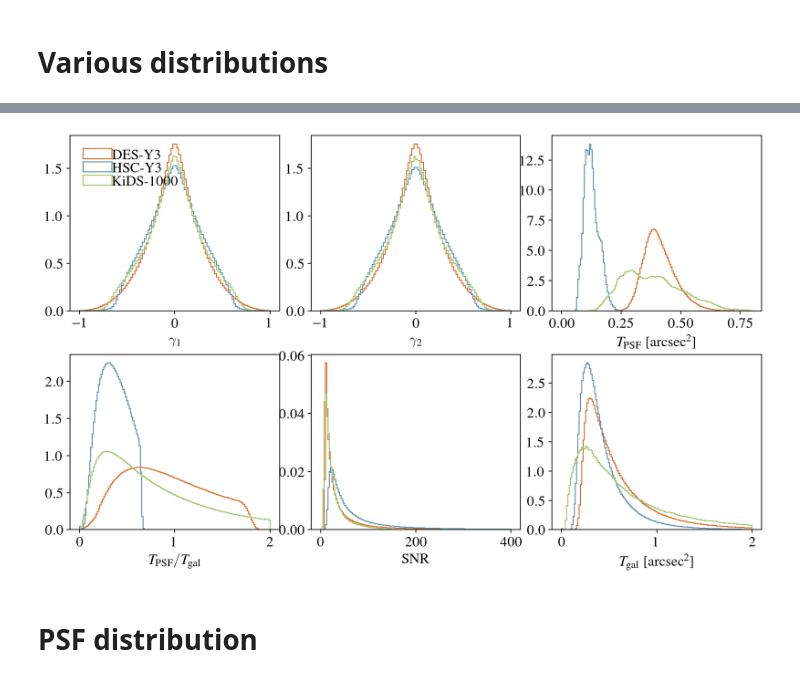
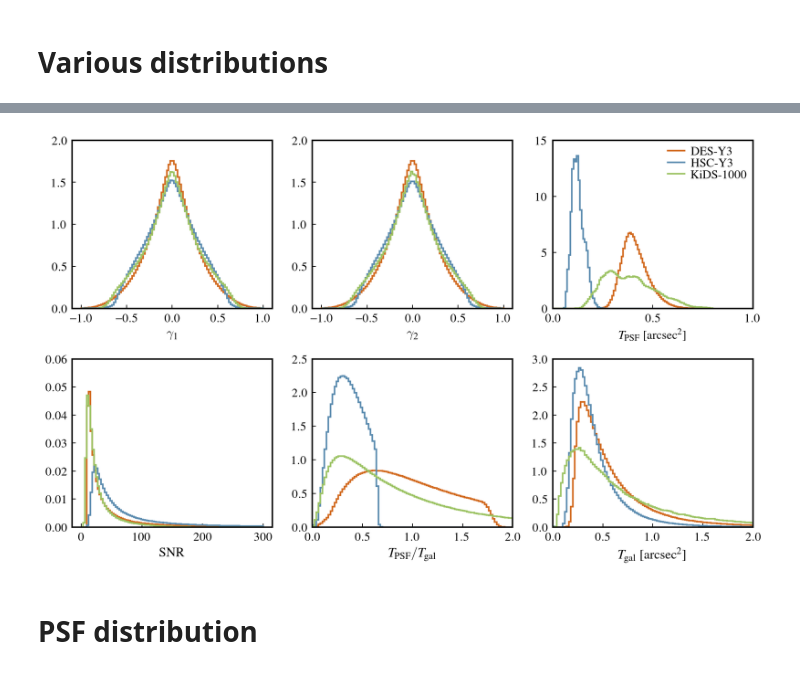
Before and after one commit to LSSTDESC/nulltests_txpipe, a Jupyter notebook: paper_plots.ipynb, the cells around one changed output, grey strips where cells are left out. Cells and saved outputs as stored; diff of their text form; code cells hidden in the pictures.

```diff
--- a/paper_plots.ipynb
+++ b/paper_plots.ipynb
@@ -51,7 +49,7 @@ kidspath  = '/global/cfs/cdirs/lsst/groups/WL/projects/txpipe-sys-tests/kids/she
 # We run TXPipe's SourceSelector
 # and load the processed catalogs
 
-with h5py.File('../TXPipe/data/desy3/outputs/shear_tomography_catalog.hdf5','r') as f:
+with h5py.File('/global/cfs/cdirs/lsst/groups/WL/users/yomori/repo/txpipe/testbb/data/desy3a/outputs/shear_tomography_catalog.hdf5','r') as f:
     source_bin = f["tomography/bin"][:]
     mask = source_bin != -1
     R_total_2d = f["response/R_S_2d"][:] + f["response/R_gamma_mean_2d"][:]
@@ -65,7 +63,7 @@ with h5py.File('../TXPipe/data/desy3/outputs/shear_tomography_catalog.hdf5','r')
         # calibrate:
         des_g1,des_g2 = np.linalg.inv(R_total_2d) @ [des_g1,des_g2]
 
-with h5py.File('../TXPipe/data/hsc-y3/outputs/shearsys/shear_tomography_catalog.hdf5','r') as f:
+with h5py.File('/global/cfs/cdirs/lsst/groups/WL/users/yomori/repo/txpipe/testbb/data/hsc-y3/outputs/shearsys//shear_tomography_catalog.hdf5','r') as f:
     source_bin = f["tomography/bin"][:]
     mask = source_bin != -1
     R = f['response/R_mean_2d'][0]
@@ -81,7 +79,7 @@ with h5py.File('../TXPipe/data/hsc-y3/outputs/shearsys/shear_tomography_catalog.
         hsc_g1 = ((hsc_g1 / (2 * R) - h['c1'][:][mask]) / (1 + K) - h['aselepsf1'][:][mask])/(1+h['msel'][:][mask])
         hsc_g2 = ((hsc_g2 / (2 * R) - h['c2'][:][mask]) / (1 + K) - h['aselepsf2'][:][mask])/(1+h['msel'][:][mask])
 
-with h5py.File('../TXPipe/data/kids/outputs/meansubperfield/shear_tomography_catalog.hdf5','r') as f:
+with h5py.File('/global/cfs/cdirs/lsst/groups/WL/users/yomori/repo/txpipe/testbb/data/kids/outputs/meansubperfield/shear_tomography_catalog.hdf5','r') as f:
     source_bin = f["tomography/bin"][:]
     mask = source_bin != -1
     c_n = f["response/C_2d_N"][:]
@@ -106,47 +104,83 @@ with h5py.File('../TXPipe/data/kids/outputs/meansubperfield/shear_tomography_cat
 %matplotlib inline
 %config InlineBackend.figure_format='retina'
 
-matplotlib.rcParams.update({'font.size': 15})
+matplotlib.rcParams.update({'font.size': 12})
 
 plt.clf()
-fig = plt.figure(figsize=(10,6),dpi=80)
-gs  = gridspec.GridSpec(2, 3, top=0.95, right=1.00, left=0.00, bottom=0.00,hspace=0.25,wspace=0.15)
+fig = plt.figure(figsize=(10,6),dpi=100)
+gs  = gridspec.GridSpec(2, 3, top=0.98, right=0.98, left=0.05, bottom=0.1,hspace=0.3,wspace=0.2)
 ax0 = plt.subplot(gs[0])
-ax0.hist(des_g1,bins=100,range=[-1,1],label='DES-Y3',histtype='step',color=descol,density=True)
-ax0.hist(hsc_g1,bins=100,range=[-1,1],label='HSC-Y3',histtype='step',color=hsccol,density=True)
-ax0.hist(kids_g1,bins=100,range=[-1,1],label='KiDS-1000',histtype='step',color=kidscol,density=True)
-ax0.set_xlabel(r'$\gamma_{1}$')
-ax0.legend(frameon=False,loc = 'upper left', labelspacing=0.00,ncol=1,handletextpad=0.0,columnspacing=0.2)
+ax0.hist(des_g1,bins=100,range=[-1,1],label='DES-Y3',histtype='step',color=descol,density=True,lw=1.6)
+ax0.hist(hsc_g1,bins=100,range=[-1,1],label='HSC-Y3',histtype='step',color=hsccol,density=True,lw=1.6)
+ax0.hist(kids_g1,bins=100,range=[-1,1],label='KiDS-1000',histtype='step',color=kidscol,density=True,lw=1.6)
+ax0.set_xlabel(r'$\gamma_{1}$',size=13)
+ax0.tick_params(axis="both",which='both',direction="in")
+ax0.set_ylim(0,2)
+ax0.tick_params(axis='both', which='major', pad=5)
 
 ax1 = plt.subplot(gs[1])
-ax1.hist(des_g2,bins=100,range=[-1,1],label='DES-Y3',histtype='step',color=descol,density=True)
-ax1.hist(hsc_g2,bins=100,range=[-1,1],label='HSC-Y3',histtype='step',color=hsccol,density=True)
-ax1.hist(kids_g2,bins=100,range=[-1,1],label='KiDS-1000',histtype='step',color=kidscol,density=True)
-ax1.set_xlabel(r'$\gamma_{2}$')
+ax1.hist(des_g2,bins=100,range=[-1,1],label='DES-Y3',histtype='step',color=descol,density=True,lw=1.6)
+ax1.hist(hsc_g2,bins=100,range=[-1,1],label='HSC-Y3',histtype='step',color=hsccol,density=True,lw=1.6)
+ax1.hist(kids_g2,bins=100,range=[-1,1],label='KiDS-1000',histtype='step',color=kidscol,density=True,lw=1.6)
+ax1.set_xlabel(r'$\gamma_{2}$',size=13)
+ax1.tick_params(axis="both",which='both',direction="in")
+ax1.set_ylim(0,2)
+ax1.tick_params(axis='both', which='major', pad=5)
 
 ax2 = plt.subplot(gs[2])
-ax2.hist(des_psfT,bins=150,range=[0,0.8],label='DES-Y3',histtype='step',color=descol,density=True)
-ax2.hist(hsc_psfT,bins=150,range=[0,0.8],label='HSC-Y3',histtype='step',color=hsccol,density=True)
-ax2.hist(kids_psfT,bins=150,range=[0,0.8],label='KiDS-1000',histtype='step',color=kidscol,density=True)
+ax2.hist(des_psfT,bins=100,range=[0,0.8],histtype='step',color=descol,density=True,lw=1.6)
+ax2.hist(hsc_psfT,bins=100,range=[0,0.8],histtype='step',color=hsccol,density=True,lw=1.6)
+ax2.hist(kids_psfT,bins=100,range=[0,0.8],histtype='step',color=kidscol,density=True,lw=1.6)
 ax2.set_xlabel(r'$T_{\rm PSF}\ [{\rm arcsec}^{2}]$')
+ax2.plot(np.linspace(-1000,-1001,3),color=descol,lw=1.6,label='DES-Y3')
+ax2.plot(np.linspace(-1000,-1001,3),color=hsccol,lw=1.6,label='HSC-Y3')
+ax2.plot(np.linspace(-1000,-1001,3),color=kidscol,lw=1.6,label='KiDS-1000')
+ax2.legend(frameon=False,loc = 'upper right', labelspacing=0.03,ncol=1,handletextpad=0.5,columnspacing=0.2,handlelength=1.4,borderaxespad=0.1)
+ax2.tick_params(axis="both",which='both',direction="in")
+ax2.set_ylim(0,15)
+ax2.set_xlim(0,1)
+ax2.tick_params(axis='both', which='major', pad=5)
+ax2.set_yticks([0.0,5,10,15])
+ax2.set_xticks([0.0,0.5,1.0])
+ax2.tick_params(axis='both', which='major', pad=5)
 
 ax3 = plt.subplot(gs[3])
-ax3.hist(des_psfT/des_T,bins=150,range=[0,2],label='DES-Y3',histtype='step',color=descol,density=True)
-ax3.hist(hsc_psfT/hsc_T,bins=150,range=[0,2],label='HSC-Y3',histtype='step',color=hsccol,density=True)
-ax3.hist(kids_psfT/kids_T,bins=150,range=[0,2],label='KiDS-1000',histtype='step',color=kidscol,density=True)
-ax3.set_xlabel(r'$T_{\rm PSF}/T_{\rm gal}$')
+ax3.hist(des_snr,bins=100,range=[0,300],label='DES-Y3',histtype='step',color=descol,density=True,lw=1.6)
+ax3.hist(hsc_snr,bins=100,range=[0,300],label='HSC-Y3',histtype='step',color=hsccol,density=True,lw=1.6)
+ax3.hist(kids_snr,bins=100,range=[0,300],label='KiDS-1000',histtype='step',color=kidscol,density=True,lw=1.6)
+ax3.set_xlabel(r'${\rm SNR}$',size=13)
+ax3.tick_params(axis="both",which='both',direction="in")
+ax3.set_ylim(0,0.06)
+ax3.tick_params(axis='both', which='major', pad=5)
 
 ax4 = plt.subplot(gs[4])
-ax4.hist(des_snr,bins=150,range=[0,400],label='DES-Y3',histtype='step',color=descol,density=True)
-ax4.hist(hsc_snr,bins=150,range=[0,400],label='HSC-Y3',histtype='step',color=hsccol,density=True)
-ax4.hist(kids_snr,bins=150,range=[0,400],label='KiDS-1000',histtype='step',color=kidscol,density=True)
-ax4.set_xlabel(r'${\rm SNR}$')
+ax4.hist(des_psfT/des_T,bins=100,range=[0,2],label='DES-Y3',histtype='step',color=descol,density=True,lw=1.6)
+ax4.hist(hsc_psfT/hsc_T,bins=100,range=[0,2],label='HSC-Y3',histtype='step',color=hsccol,density=True,lw=1.6)
+ax4.hist(kids_psfT/kids_T,bins=100,range=[0,2],label='KiDS-1000',histtype='step',color=kidscol,density=True,lw=1.6)
+ax4.set_xlabel(r'$T_{\rm PSF}/T_{\rm gal}$',size=13)
+ax4.tick_params(axis="both",which='both',direction="in")
+ax4.set_ylim(0,2.5)
+ax4.set_xlim(0,2)
+ax4.tick_params(axis='both', which='major', pad=5)
 
 ax5 = plt.subplot(gs[5])
-ax5.hist(des_T,bins=150,range=[0,2],label='DES-Y3',histtype='step',color=descol,density=True)
-ax5.hist(hsc_T,bins=150,range=[0,2],label='HSC-Y3',histtype='step',color=hsccol,density=True)
-ax5.hist(kids_T,bins=150,range=[0,2],label='KiDS-1000',histtype='step',color=kidscol,density=True)
-ax5.set_xlabel(r'$T_{\rm gal}\ [{\rm arcsec}^{2}]$')
+ax5.hist(des_T,bins=100,range=[0,2],label='DES-Y3',histtype='step',color=descol,density=True,lw=1.6)
+ax5.hist(hsc_T,bins=100,range=[0,2],label='HSC-Y3',histtype='step',color=hsccol,density=True,lw=1.6)
+ax5.hist(kids_T,bins=100,range=[0,2],label='KiDS-1000',histtype='step',color=kidscol,density=True,lw=1.6)
+ax5.set_xlabel(r'$T_{\rm gal}\ [{\rm arcsec}^{2}]$',size=13)
+ax5.tick_params(axis="both",which='both',direction="in")
+ax5.set_ylim(0,3)
+ax5.set_xlim(0,2)
+ax5.set_yticks([0.0,0.5,1.0,1.5,2.0,2.5,3.0])
+ax5.tick_params(axis='both', which='major', pad=5)
 
-#plt.savefig('shear_histograms.pdf',bbox_inches='tight')
+for axis in ['top','bottom','left','right']:
+    ax0.spines[axis].set_linewidth(1.4)
+    ax1.spines[axis].set_linewidth(1.4)
+    ax2.spines[axis].set_linewidth(1.4)
+    ax3.spines[axis].set_linewidth(1.4)
+    ax4.spines[axis].set_linewidth(1.4)
+    ax5.spines[axis].set_linewidth(1.4)
+
+plt.savefig('plots/shear_histograms.pdf',dpi=200)
 # %% [output]
@@ -154,4 +188,4 @@ ax5.set_xlabel(r'$T_{\rm gal}\ [{\rm arcsec}^{2}]$')
-[figure, old version]
+[figure, new version]
 # %% [markdown]
 # PSF distribution
 # %%
```
Also changed, not shown: parts of 4 cells of this notebook.
